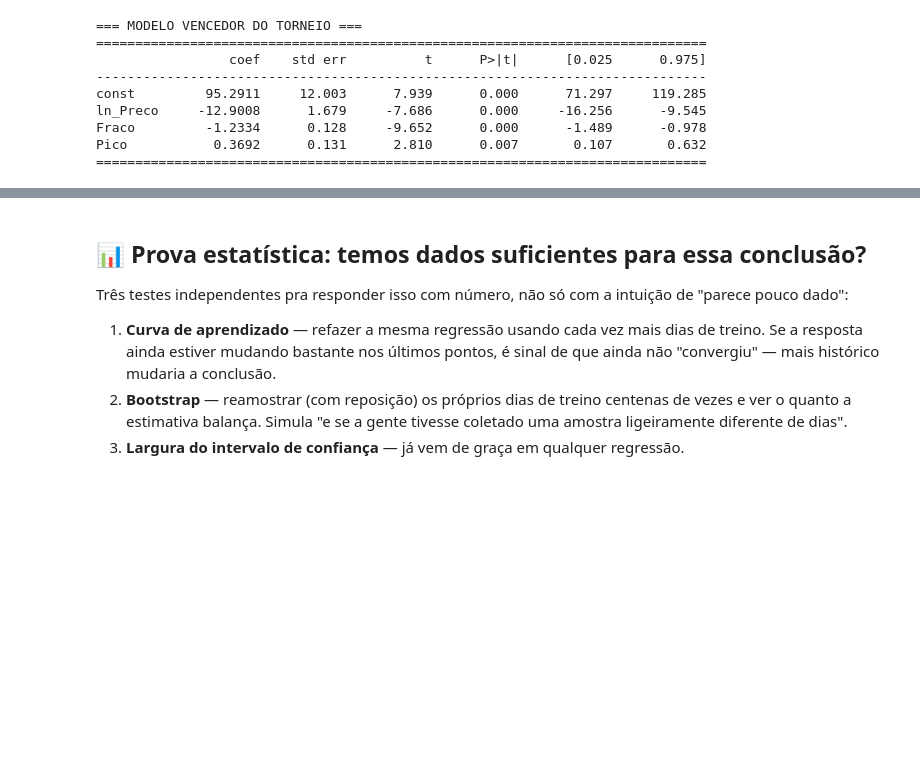
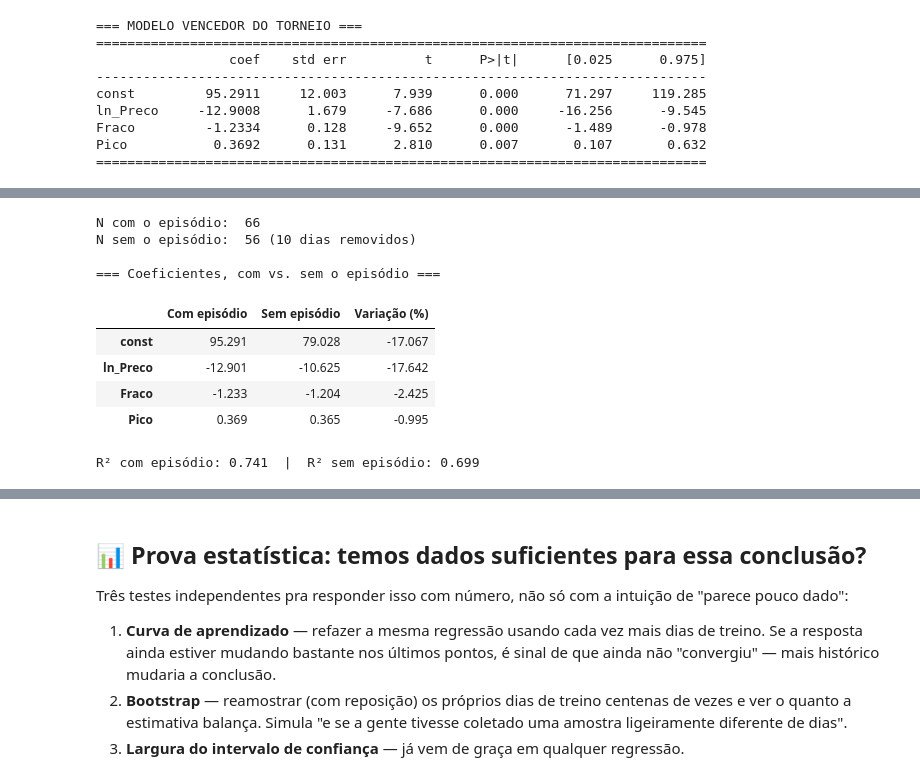
Before and after one commit to natfaria/2026-resolucao_problemas, a Jupyter notebook: 2026_resolucao_problemas/notebooks/01-EDA_v3.ipynb, the cells around one changed output, grey strips where cells are left out. Saved outputs shown, nothing was run; the diff lists cells and outputs as text; code cells hidden in the pictures; blank space fills up the shorter version.

```diff
--- a/2026_resolucao_problemas/notebooks/01-EDA_v3.ipynb
+++ b/2026_resolucao_problemas/notebooks/01-EDA_v3.ipynb
@@ -1186,0 +1371,36 @@ Pico           0.3692      0.131      2.810      0.007       0.107       0.632
+# %%
+# Reajustando o modelo vencedor excluindo o episódio de 13-24/10 do treino
+m_vencedor, cols_vencedor = preparar_candidato(cluster_final, False)
+
+mask_episodio = m_vencedor['Data'].between('2025-10-13', '2025-10-24')
+m_sem_episodio = m_vencedor[~mask_episodio]
+
+X_sem_episodio = sm.add_constant(m_sem_episodio[cols_vencedor])
+modelo_sem_episodio = sm.OLS(m_sem_episodio['ln_Volume'], X_sem_episodio).fit()
+
+print(f"N com o episódio:  {len(m_vencedor)}")
+print(f"N sem o episódio:  {len(m_sem_episodio)} ({mask_episodio.sum()} dias removidos)")
+print()
+
+comparativo_episodio = pd.DataFrame({
+    'Com episódio': modelo_vencedor.params,
+    'Sem episódio': modelo_sem_episodio.params,
+})
+comparativo_episodio['Variação (%)'] = (
+    (comparativo_episodio['Sem episódio'] / comparativo_episodio['Com episódio']) - 1
+) * 100
+print("=== Coeficientes, com vs. sem o episódio ===")
+display(comparativo_episodio.round(3))
+print()
+print(f"R² com episódio: {modelo_vencedor.rsquared:.3f}  |  R² sem episódio: {modelo_sem_episodio.rsquared:.3f}")
+# %% [output]
+N com o episódio:  66
+N sem o episódio:  56 (10 dias removidos)
+
+=== Coeficientes, com vs. sem o episódio ===
+|  | Com episódio | Sem episódio | Variação (%) |
+| const | 95.291 | 79.028 | -17.067 |
+| ln_Preco | -12.901 | -10.625 | -17.642 |
+| Fraco | -1.233 | -1.204 | -2.425 |
+| Pico | 0.369 | 0.365 | -0.995 |
+R² com episódio: 0.741  |  R² sem episódio: 0.699
```
Also changed, not shown: parts of 22 cells of this notebook, 1 other file.
